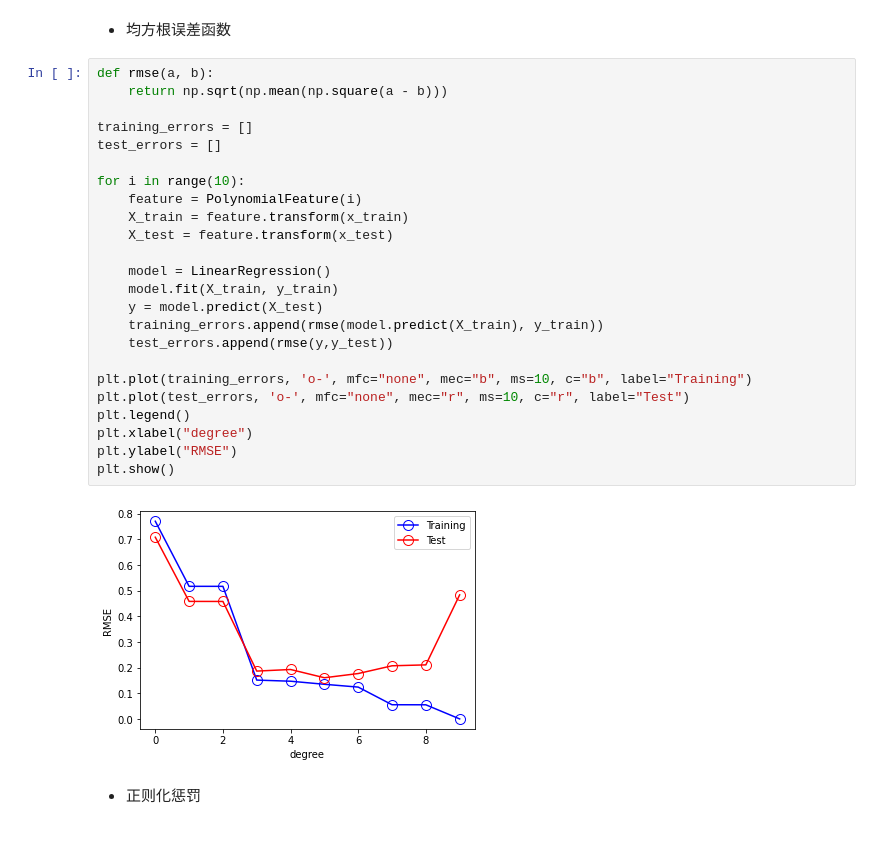
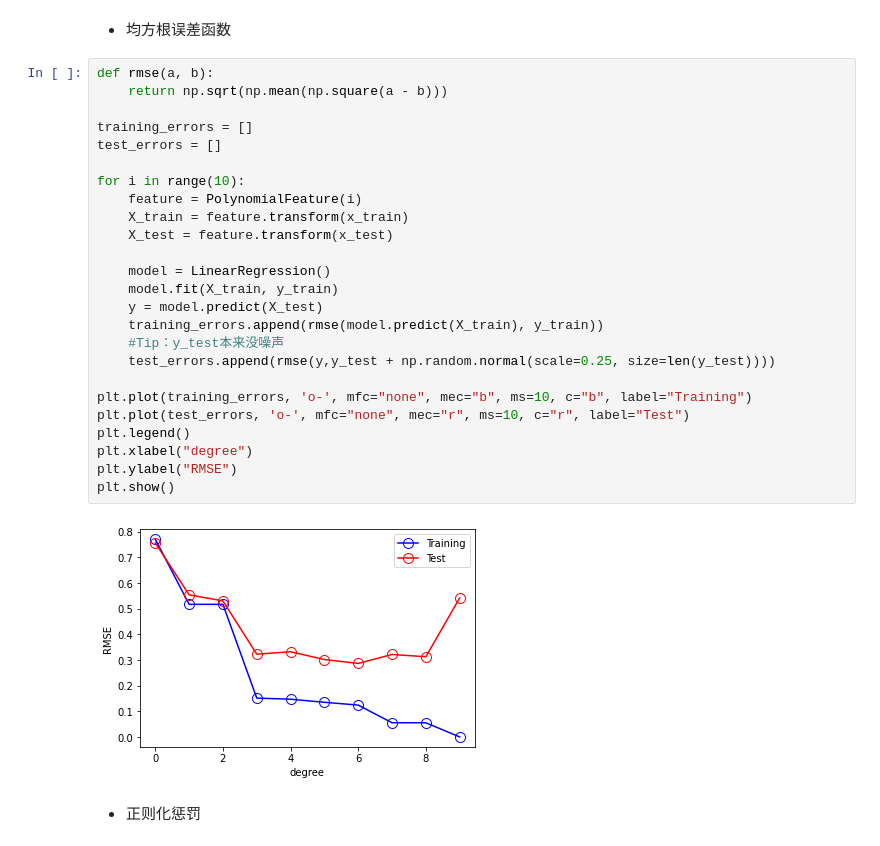
Before and after one commit to Dirt030/PRML_Learning, a Jupyter notebook: notebooks/lesson2.ipynb, the cells around one changed output. Drawn from its saved outputs; the diff is of its cells as text.

```diff
--- a/notebooks/lesson2.ipynb
+++ b/notebooks/lesson2.ipynb
@@ -71,29 +71,30 @@ plt.show()
 # %%
 def rmse(a, b):
     return np.sqrt(np.mean(np.square(a - b)))
 
 training_errors = []
 test_errors = []
 
 for i in range(10):
     feature = PolynomialFeature(i)
     X_train = feature.transform(x_train)
     X_test = feature.transform(x_test)
 
     model = LinearRegression()
     model.fit(X_train, y_train)
     y = model.predict(X_test)
     training_errors.append(rmse(model.predict(X_train), y_train))
-    test_errors.append(rmse(y,y_test))
+    #Tip：y_test本来没噪声
+    test_errors.append(rmse(y,y_test + np.random.normal(scale=0.25, size=len(y_test))))
 
 plt.plot(training_errors, 'o-', mfc="none", mec="b", ms=10, c="b", label="Training")
 plt.plot(test_errors, 'o-', mfc="none", mec="r", ms=10, c="r", label="Test")
 plt.legend()
 plt.xlabel("degree")
 plt.ylabel("RMSE")
 plt.show()
 # %% [output]
-[figure, old version]
+[figure, new version]
 # %% [markdown]
 - 正则化惩罚
 # %%
```
Also changed, not shown: parts of 3 cells of this notebook.
